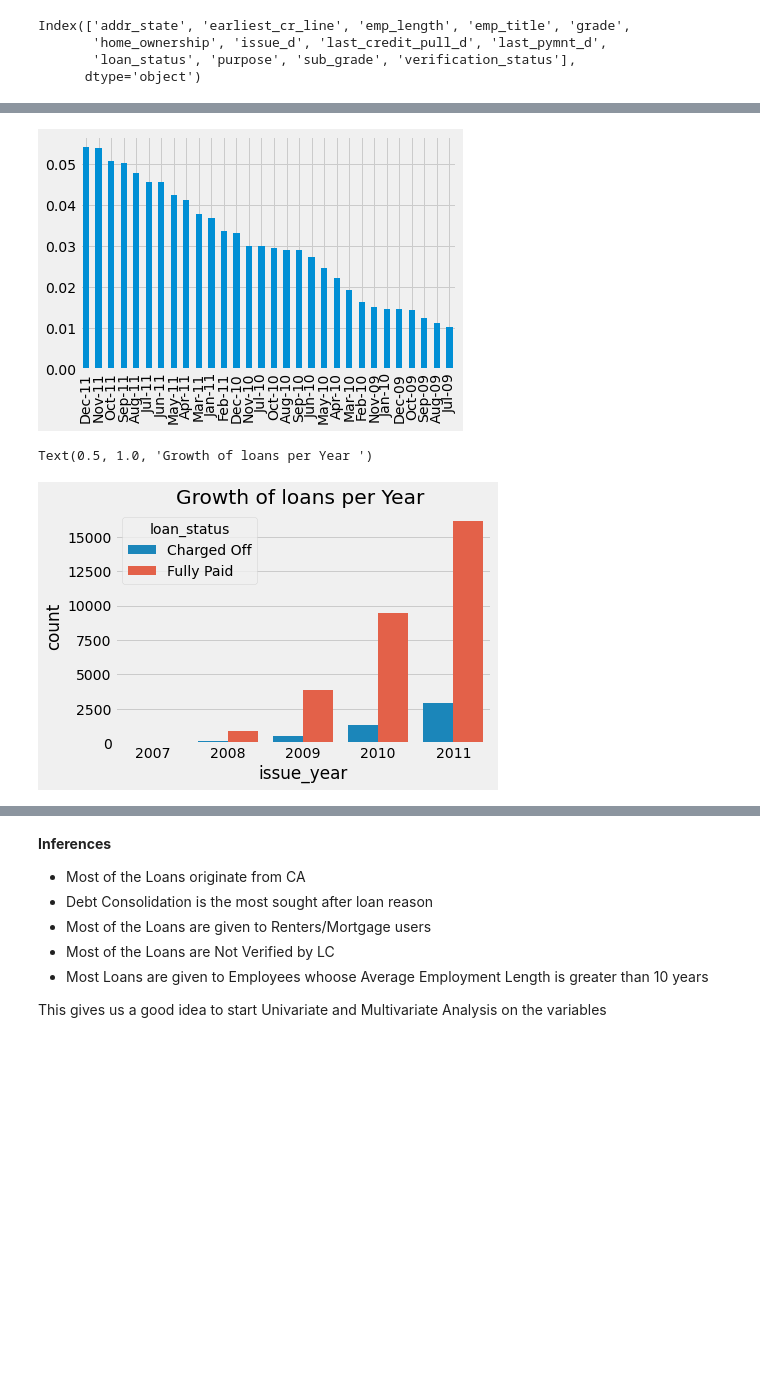
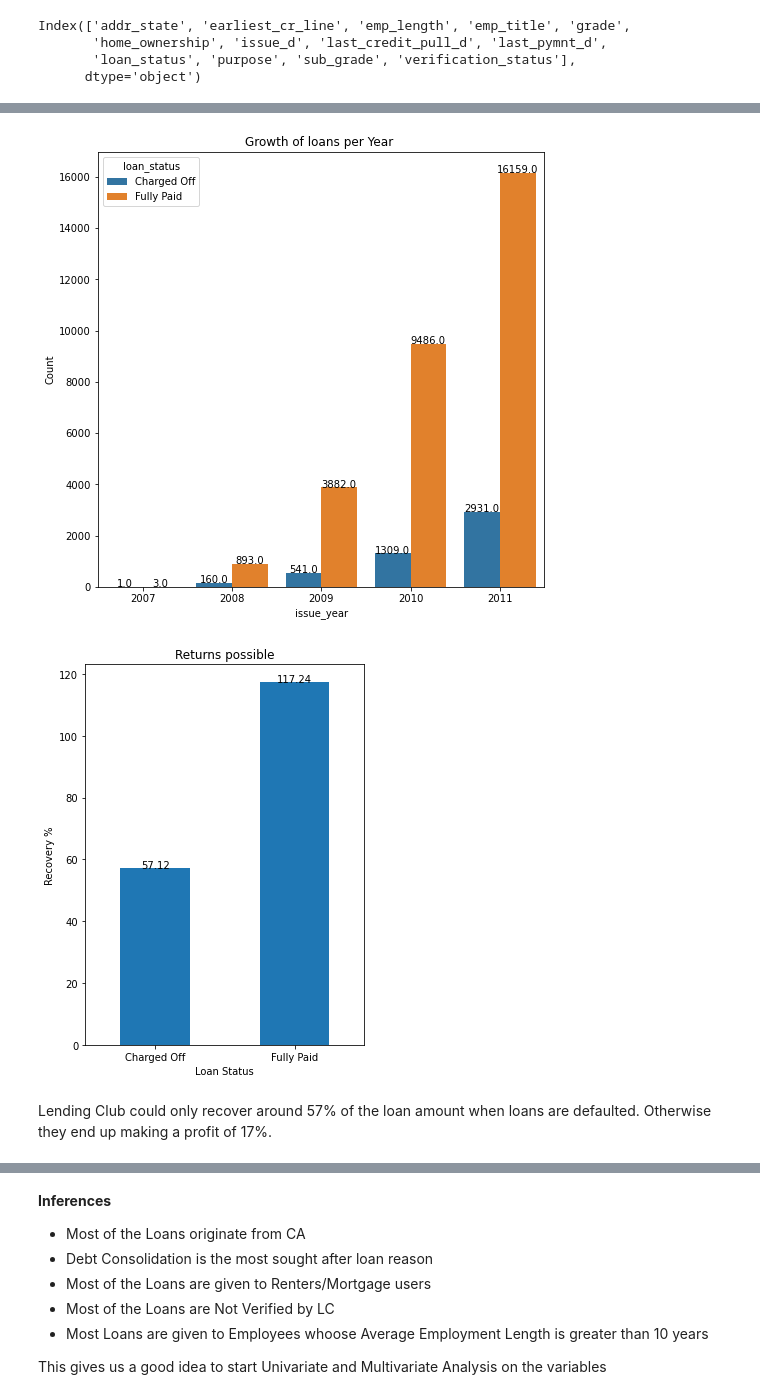
Before and after one commit to rramchan12/Lending-Club-EDA-CaseStudy, a Jupyter notebook: Lending_Club_EDA_Analysis.ipynb, the cells around one changed output, grey strips where cells are left out. Cells and saved outputs as stored; diff of their text form; code cells hidden in the pictures; blank space fills up the shorter version.

Commit message:
Added bar labels to bar graph Added a bar for Loan returns

```diff
--- a/Lending_Club_EDA_Analysis.ipynb
+++ b/Lending_Club_EDA_Analysis.ipynb
@@ -421,3 +421,13 @@ pd.set_option('display.max_rows', 60)
 pd.set_option('display.max_columns', 50)
 pd.set_option('display.width', 80)
 pd.set_option('display.max_colwidth', 50)
+# %%
+fig, ax1 = plt.subplots(figsize=(8,8))
+graph = sns.countplot(ax=ax1,x='loan_status', data=loan_analysis_df)
+graph.set_xticklabels(graph.get_xticklabels())#,rotation=90)
+for p in graph.patches:
+    height = p.get_height()
+    graph.text(p.get_x()+p.get_width()/2., height + 0.1,height ,ha="center")
+plt.ylabel("Count")
+plt.title('Loan Status Distribution')
+plt.show()
@@ -424,3 +447,9 @@ pd.set_option('display.max_colwidth', 50)
+# %%
+def showbarlabel(graph, rotate=0):
+  graph.set_xticklabels(graph.get_xticklabels(),rotation=rotate)
+  for p in graph.patches:
+    height = p.get_height()
+    graph.text(p.get_x()+p.get_width()/2., height + 0.1,height ,ha="center")
 # %%
 #Utility Function
 
@@ -519,5 +548,5 @@ Mar-63      1
 Name: earliest_cr_line, Length: 509, dtype: int64
 # %%
-loan_analysis_df.emp_title.value_counts().head(35).plot.bar()
-plt.title("Borrower Title Distribution Sampling")
-plt.style.use('fivethirtyeight')
+#loan_analysis_df.emp_title.value_counts().head(35).plot.bar()
+#plt.title("Borrower Title Distribution Sampling")
+#plt.style.use('fivethirtyeight')
@@ -526,21 +553,32 @@ plt.style.use('fivethirtyeight')
 # %%
-loan_analysis_df.issue_d.value_counts(normalize=True).head(30).plot.bar()
-plt.style.use('fivethirtyeight')
+#loan_analysis_df.issue_d.value_counts(normalize=True).head(30).plot.bar()
+#plt.style.use('fivethirtyeight')
-# %% [output]
-[figure, removed]
 # %%
 loan_analysis_df.issue_d = pd.to_datetime(loan_analysis_df.issue_d, format='%b-%y')
 loan_analysis_df['issue_month'] = loan_analysis_df.issue_d.dt.month
 loan_analysis_df['issue_year'] = loan_analysis_df.issue_d.dt.year
 
 year_growth = loan_analysis_df.groupby(['issue_year','loan_status'])['loan_status'].agg(['count'])
 year_growth = year_growth.reset_index()
-year_growth
-#pd.crosstab(year_growth, issue_year, loan_status)
 
-ax = sns.barplot(data=year_growth, x="issue_year", y="count", hue='loan_status')
+fig, ax1 = plt.subplots(figsize=(8,8))
+graph = sns.barplot(ax=ax1, data=year_growth, x="issue_year", y="count", hue='loan_status')
+showbarlabel(graph)
 plt.title("Growth of loans per Year ")
+plt.ylabel("Count")
+plt.show()
 # %% [output]
-Text(0.5, 1.0, 'Growth of loans per Year ')
-[figure, old version]
+[figure, new version]
+# %%
+plt.figure(figsize=(5,7))
+graph = round(loan_analysis_df.groupby('loan_status').total_pymnt.sum() * 100 / loan_analysis_df.groupby('loan_status').loan_amnt.sum(),2).plot.bar()
+showbarlabel(graph)
+plt.title("Returns possible")
+plt.ylabel("Recovery %")
+plt.xlabel("Loan Status")
+plt.show()
+# %% [output]
+[figure, added]
+# %% [markdown]
+Lending Club could only recover around 57% of the loan amount when loans are defaulted. Otherwise they end up making a profit of 17%.
 # %%
```
Also changed, not shown: parts of 22 cells of this notebook.
